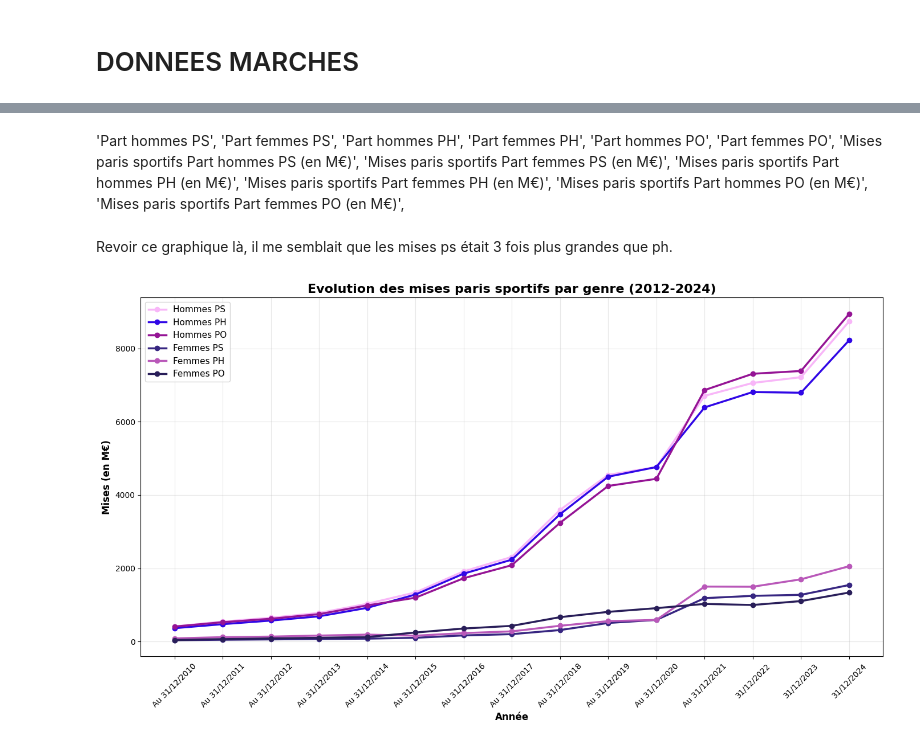
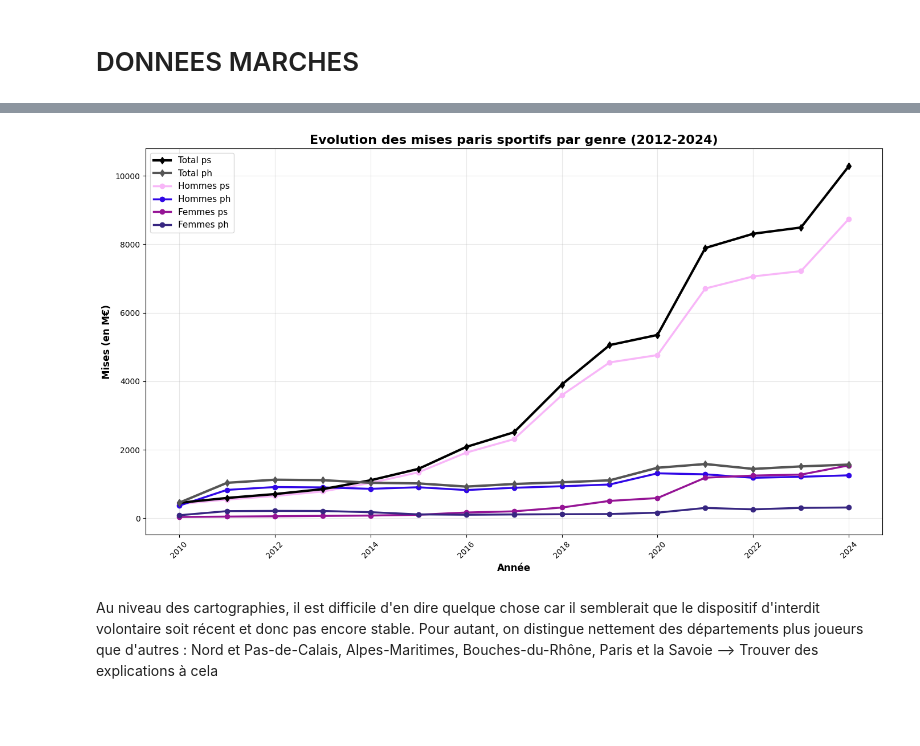
Before and after one commit to Juleslapeuf/ANJ_project, a Jupyter notebook: ANJ_Data.ipynb, the cells around one changed output, grey strips where cells are left out. Drawn from its saved outputs; the diff is of its cells as text; code cells hidden in the pictures; blank space fills up the shorter version.

Commit message:
ajout des commentaires et réorganisation

```diff
--- a/ANJ_Data.ipynb
+++ b/ANJ_Data.ipynb
@@ -502,26 +710,0 @@ plt.show()
-# %%
-# Mises par sport
-sports = ['football', 'tennis', 'basketball', 'rugby', 'autres sports']
-couleurs_sports = ['#FF6B6B', '#4ECDC4', '#45B7D1', '#FFA07A', '#98D8C8']
-
-fig, ax = plt.subplots(figsize=(14, 8))
-
-# Ajouter la courbe du total
-if 'Mises paris sportifs (en M€)' in marches_filtered.columns:
-    valeurs_total = marches_filtered['Mises paris sportifs (en M€)'].values
-    ax.plot(annees, valeurs_total, marker='d', linewidth=3, label='Total', color='#000000', zorder=10)
-
-for idx, sport in enumerate(sports):
-    categorie = f'Mises paris sportifs {sport} (en M€)'
-    if categorie in marches_filtered.columns:
-        valeurs = marches_filtered[categorie].values
-        ax.plot(annees, valeurs, marker='o', linewidth=2.5, label=sport.capitalize(), color=couleurs_sports[idx])
-
-ax.set_xlabel('Année', fontsize=12, fontweight='bold')
-ax.set_ylabel('Mises (en M€)', fontsize=12, fontweight='bold')
-ax.set_title('Evolution des mises paris sportifs par sport (2012-2024)', fontsize=16, fontweight='bold')
-ax.legend(fontsize=11, loc='best')
-ax.grid(True, alpha=0.3)
-plt.xticks(rotation=45)
-plt.tight_layout()
-plt.show()
@@ -578,8 +710,0 @@ plt.show()
-# %% [markdown]
-'Part hommes PS', 'Part femmes PS', 'Part hommes PH', 'Part femmes PH', 'Part hommes PO', 'Part femmes PO',
-       'Mises paris sportifs Part hommes PS (en M€)',
-       'Mises paris sportifs Part femmes PS (en M€)',
-       'Mises paris sportifs Part hommes PH (en M€)',
-       'Mises paris sportifs Part femmes PH (en M€)',
-       'Mises paris sportifs Part hommes PO (en M€)',
-       'Mises paris sportifs Part femmes PO (en M€)',
@@ -588,31 +711,32 @@ import itertools
-# %% [markdown]
-Revoir ce graphique là, il me semblait que les mises ps était 3 fois plus grandes que ph.
 # %%
 # Mises par sexe
 sexe = ['hommes', 'femmes']
-jeu = ['PS', 'PH', 'PO']
+jeu = ['ps', 'ph']
 couleurs_sports = ["#F8B6F8", "#3007E6", "#951495", "#372681", "#B958B9", "#291E59"]
 
 fig, ax = plt.subplots(figsize=(14, 8))
 
 # Ajouter la courbe du total
-if 'Mises paris sportifs (en M€)' in marches_filtered.columns:
-    valeurs_total = marches_filtered['Mises paris sportifs (en M€)'].values
-    ax.plot(annees, valeurs_total, marker='d', linewidth=3, label='Total', color='#000000', zorder=10)
+valeurs_ps = marches['mises_ps'].values
+valeurs_ph = marches['mises_ph'].values
+ax.plot(marches['year'], valeurs_ps, marker='d', linewidth=3, label='Total ps', color='#000000', zorder=10)
+ax.plot(marches['year'], valeurs_ph, marker='d', linewidth=3, label='Total ph', color='#555555', zorder=10)
 
 for idx, (sexe_ind, jeu_ind) in enumerate(itertools.product(sexe, jeu)):
-    categorie = f'Mises paris sportifs Part {sexe_ind} {jeu_ind} (en M€)'
-    if categorie in marches_filtered.columns:
-        valeurs = marches_filtered[categorie].values
-        ax.plot(annees, valeurs, marker='o', linewidth=2.5, label=f"{sexe_ind.capitalize()} {jeu_ind}", color=couleurs_sports[idx])
+    categorie = f'mises_{sexe_ind}_{jeu_ind}'
+    if categorie in marches.columns:
+        valeurs = marches[categorie].values
+        ax.plot(marches['year'], valeurs, marker='o', linewidth=2.5, label=f"{sexe_ind.capitalize()} {jeu_ind}", color=couleurs_sports[idx])
 
 ax.set_xlabel('Année', fontsize=12, fontweight='bold')
 ax.set_ylabel('Mises (en M€)', fontsize=12, fontweight='bold')
-ax.set_title('Evolution des mises paris sportifs par genre (2012-2024)', fontsize=16, fontweight='bold')
+ax.set_title('Evolution des mises paris sportifs par genre (2010-2024)', fontsize=16, fontweight='bold')
 ax.legend(fontsize=11, loc='best')
 ax.grid(True, alpha=0.3)
 plt.xticks(rotation=45)
 plt.tight_layout()
 plt.show()
 # %% [output]
-[figure, old version]
+[figure, new version]
+# %% [markdown]
+Au niveau des cartographies, il est difficile d'en dire quelque chose car il semblerait que le dispositif d'interdit volontaire soit récent et donc pas encore stable. Pour autant, on distingue nettement des départements plus joueurs que d'autres : Nord et Pas-de-Calais, Alpes-Maritimes, Bouches-du-Rhône, Paris et la Savoie --> Trouver des explications à cela
```
Also changed, not shown: parts of 55 cells of this notebook, 1 other file.
